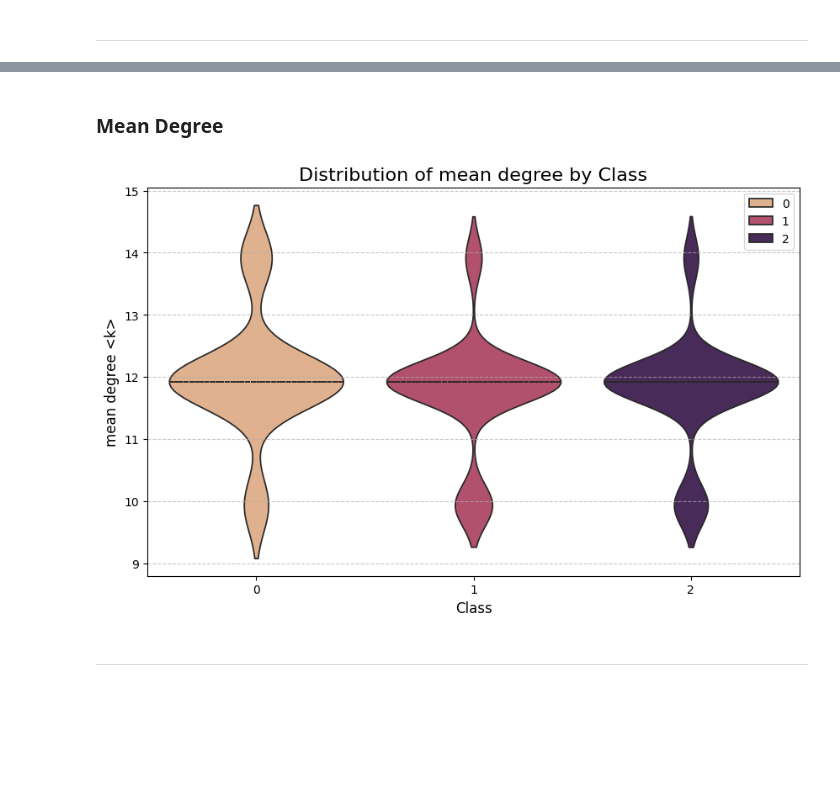
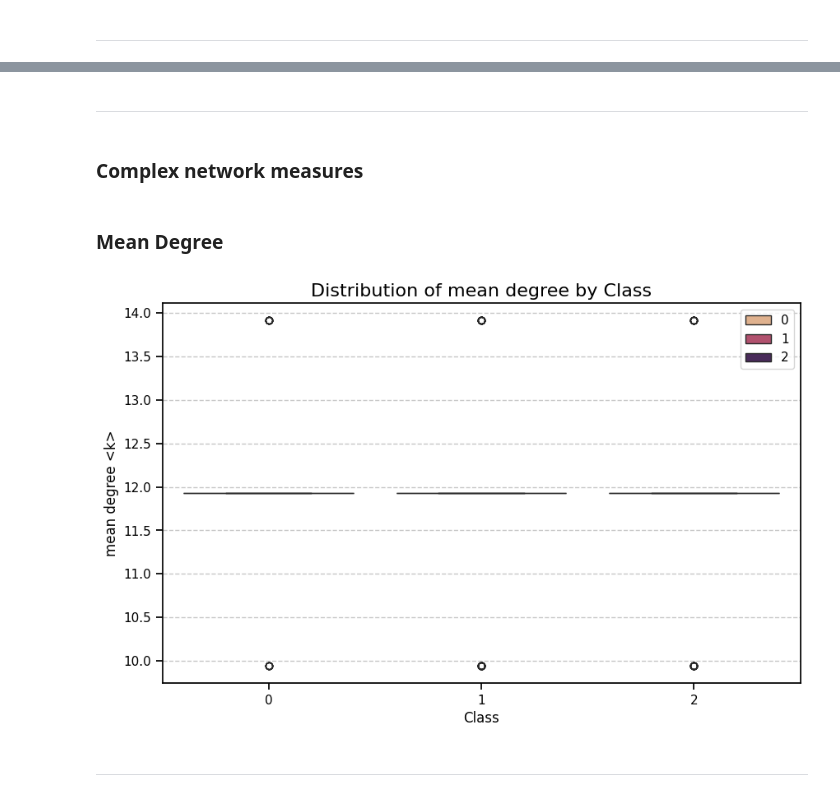
Before and after one commit to TheoRiffel/Parkinson-Diagnosis, a Jupyter notebook: notebooks/connectivity_analysis.ipynb, the cells around one changed output, grey strips where cells are left out. Saved outputs shown, nothing was run; the diff lists cells and outputs as text; code cells hidden in the pictures; blank space fills up the shorter version.

```diff
--- a/notebooks/connectivity_analysis.ipynb
+++ b/notebooks/connectivity_analysis.ipynb
@@ -117,11 +192,0 @@ Loaded 66 graphs from ../data/Control_OMSTs
-# %%
-Prodomal_omst_graphs = []
-if os.path.exists('../data/Prodomal_OMSTs'):
-    Prodomal_omst_graphs = utils.graph.load_graphs('../data/Prodomal_OMSTs')
-else:
-    for i in tqdm.tqdm(range(len(prodomal_correlation_matrix))):
-        adj = prodomal_correlation_matrix[i].copy()
-        omst_builder = utils.graph.OMSTBuilder(adj)
-        omst_builder.build(verbose=False)
-        Prodomal_omst_graphs.append(omst_builder.final_graph.to_undirected())
-    utils.graph.save_graphs(Prodomal_omst_graphs, '../data/Prodomal_OMSTs')
@@ -130,11 +192,0 @@ Loaded 183 graphs from ../data/Prodomal_OMSTs
-# %%
-Parkinson_omst_graphs = []
-if os.path.exists('../data/Parkinson_OMSTs'):
-    Parkinson_omst_graphs = utils.graph.load_graphs('../data/Parkinson_OMSTs')
-else:
-    for i in tqdm.tqdm(range(len(parkinson_correlation_matrix))):
-        adj = parkinson_correlation_matrix[i].copy()
-        omst_builder = utils.graph.OMSTBuilder(adj)
-        omst_builder.build(verbose=False)
-        Parkinson_omst_graphs.append(omst_builder.final_graph.to_undirected())
-    utils.graph.save_graphs(Parkinson_omst_graphs, '../data/Parkinson_OMSTs')
@@ -143,4 +193,4 @@ Loaded 151 graphs from ../data/Parkinson_OMSTs
 # %%
-all_graphs = Control_omst_graphs + Prodomal_omst_graphs + Parkinson_omst_graphs
+all_graphs_omst = Control_omst_graphs + Prodomal_omst_graphs + Parkinson_omst_graphs
 # %% [markdown]
 -----
@@ -147,2 +218,8 @@ all_graphs = Control_omst_graphs + Prodomal_omst_graphs + Parkinson_omst_graphs
+# %% [markdown]
+----
+# %% [markdown]
+### Complex network measures
+# %%
+all_graphs_omst_features = pd.DataFrame([utils.graph.extract_network_features(graph) for graph in all_graphs_omst])
 # %% [markdown]
 ### Mean Degree
@@ -156,13 +226,14 @@ for graph in all_graphs:
 # %%
 plt.figure(figsize=(10, 6))
-sns.violinplot(x=y, y=mean_degree_scores, hue=y, palette='flare', inner='quartile')
+sns.boxplot(x=y, y=all_graphs_omst_features['mean_degree'], hue=y, palette='flare')
 
 plt.title('Distribution of mean degree by Class', fontsize=16)
 plt.xlabel('Class', fontsize=12)
 plt.ylabel('mean degree <k>', fontsize=12)
 plt.grid(axis='y', linestyle='--', alpha=0.7)
+plt.show()
 # %% [output]
-[figure, old version]
+[figure, new version]
 # %% [markdown]
 -----------
 # %% [markdown]
```
Also changed, not shown: parts of 126 cells of this notebook, 3 other files.
